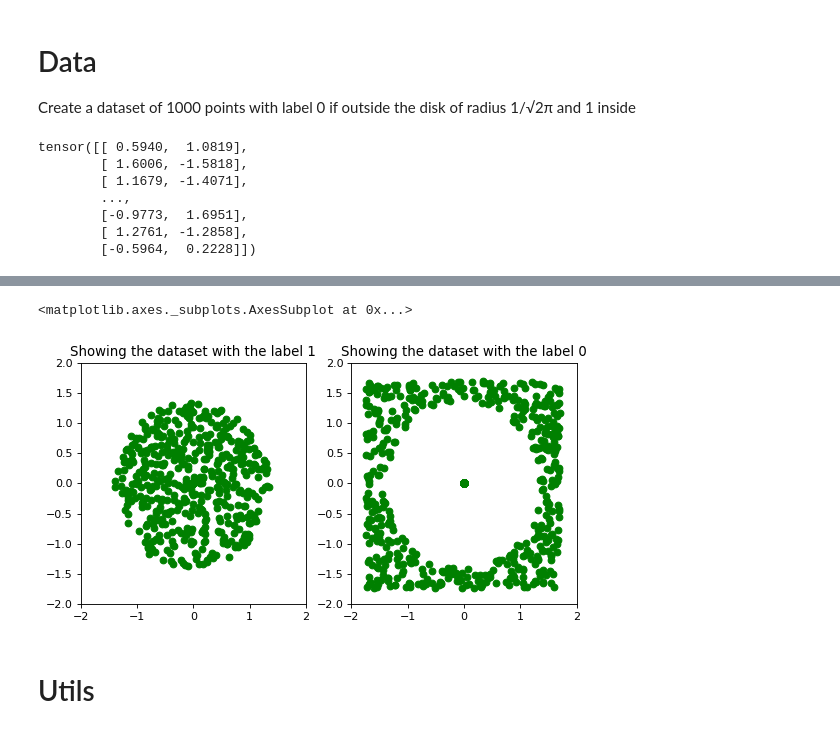
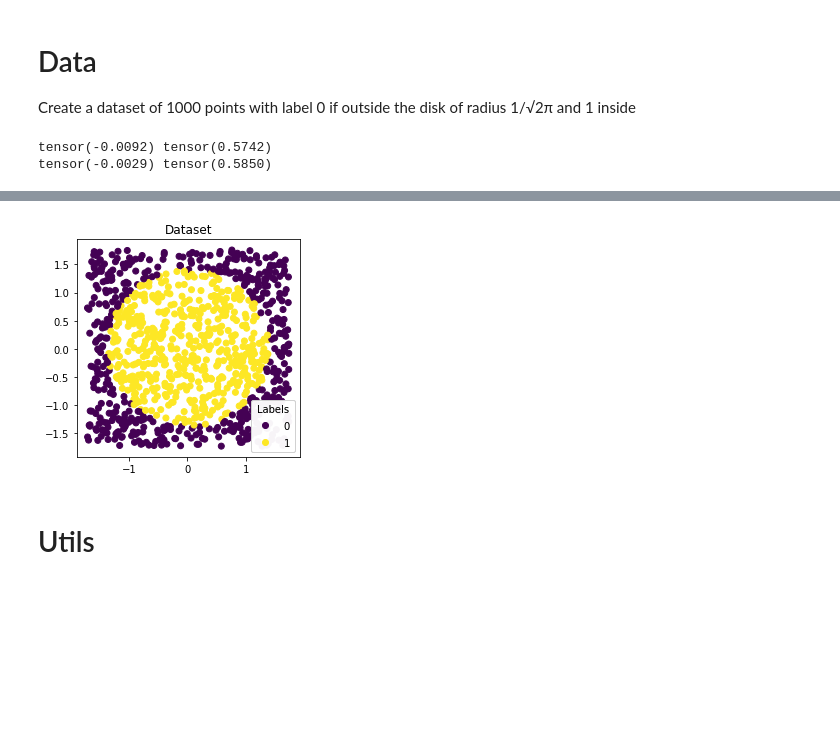
Before and after one commit to Apiquet/fcn_from_scratch, a Jupyter notebook: neuralnetwork_fromscratch/neural_net.ipynb, the cells around one changed output, grey strips where cells are left out. Saved outputs shown, nothing was run; the diff lists cells and outputs as text; code cells hidden in the pictures; blank space fills up the shorter version.

Commit message:
Change plot dataset function

```diff
--- a/neuralnetwork_fromscratch/neural_net.ipynb
+++ b/neuralnetwork_fromscratch/neural_net.ipynb
@@ -18,41 +18,26 @@ def generate_disc_set(nb):
     input = Tensor(nb, 2).uniform_(-1, 1)
     target = 1-input.pow(2).sum(1).sub(2 / math.pi).sign().add(1).div(2).long()
     return input, target
-# %%
-def plot_dataset(train_input,train_target):
-    Label=train_target.view(-1).float() # 1- to display the other label
-    x1=(train_input.narrow(1,0,1).view(-1)*Label).numpy();
-    y1=(train_input.narrow(1,1,1).view(-1)*Label).numpy();
-    x0=(train_input.narrow(1,0,1).view(-1)*(1-Label)).numpy();
-    y0=(train_input.narrow(1,1,1).view(-1)*(1-Label)).numpy();
-    plt.figure(num=None, figsize=(8, 4), dpi=80, facecolor='w', edgecolor='k')
-
-    subplot=plt.subplot(1,2,1)
-    axes = plt.gca();
-    plt.title("Showing the dataset with the label 1");
-    subplot.plot(x1,y1,'go');
-    axes.set_xlim([-2,2]);
-    axes.set_ylim([-2,2]);
-    subplot=plt.subplot(1,2,2)
-    axes = plt.gca();
-    plt.title("Showing the dataset with the label 0");
-    subplot.plot(x0,y0,'go');
-    axes.set_xlim([-2,2]);
-    axes.set_ylim([-2,2]);
-    return subplot
+# %%
+def plot_dataset(features, target):
+    fig, ax = plt.subplots(figsize=(4, 4))
+    plt.title("Dataset")
+    scatter = ax.scatter(features.numpy()[:, 0], features.numpy()[:, 1], c=target.numpy())
+    legend = ax.legend(*scatter.legend_elements(), title="Labels", loc="lower right")
+    ax.add_artist(legend)
+    return plt
+# %%
+def normalize_data(features):
+    mean, std = features.mean(), features.std()
+    print(mean, std)
+    return features.sub_(mean).div_(std)
 # %%
 train_input, train_target = generate_disc_set(1000)
 test_input, test_target = generate_disc_set(1000)
 
-mean, std = train_input.mean(), train_input.std()
-
-train_input.sub_(mean).div_(std)
-test_input.sub_(mean).div_(std)
+normalize_data(train_input)
+normalize_data(test_input)
+plot_dataset(train_input, train_target)
 # %% [output]
-tensor([[ 0.5940,  1.0819],
-        [ 1.6006, -1.5818],
-        [ 1.1679, -1.4071],
-        ...,
-        [-0.9773,  1.6951],
-        [ 1.2761, -1.2858],
-        [-0.5964,  0.2228]])
+tensor(-0.0092) tensor(0.5742)
+tensor(-0.0029) tensor(0.5850)
@@ -59,8 +45,4 @@ tensor([[ 0.5940,  1.0819],
+[figure, added]
-# %%
-plot_dataset(train_input, train_target)
-# %% [output]
-<matplotlib.axes._subplots.AxesSubplot at 0x...>
-[figure, removed]
 # %% [markdown]
 # Utils
 # %%
```
Also changed, not shown: parts of 2 cells of this notebook.
